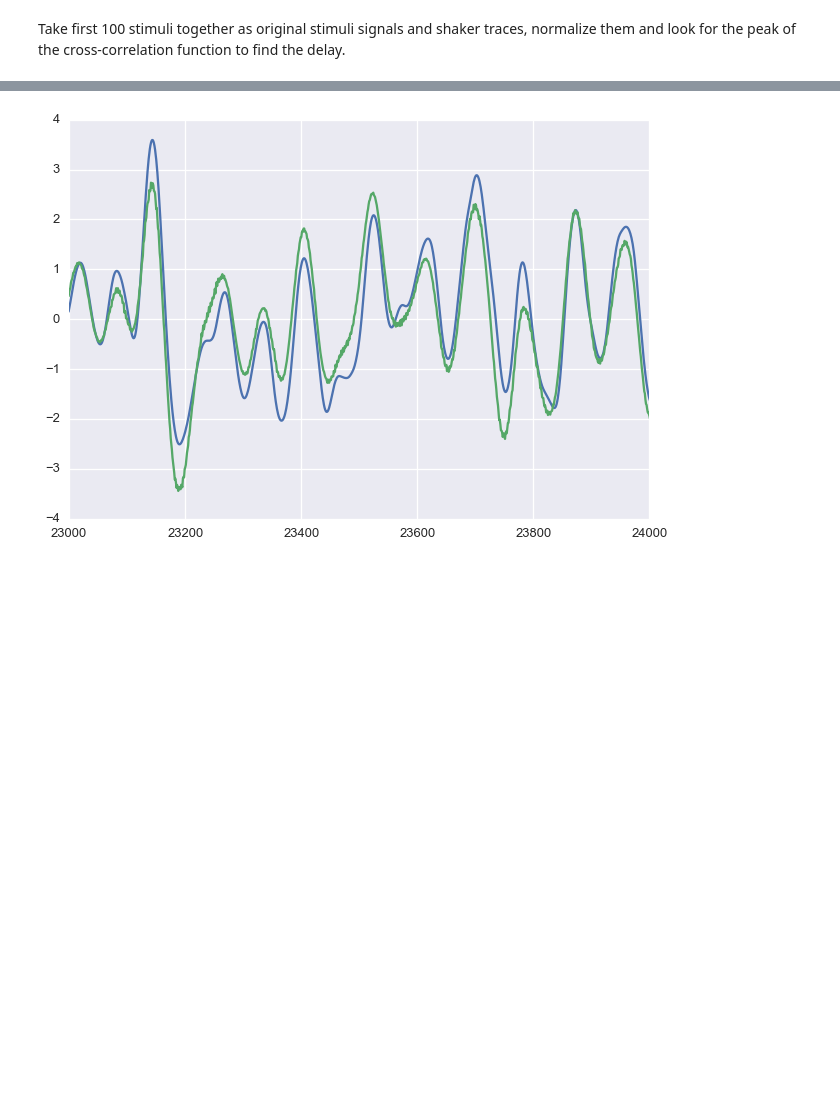
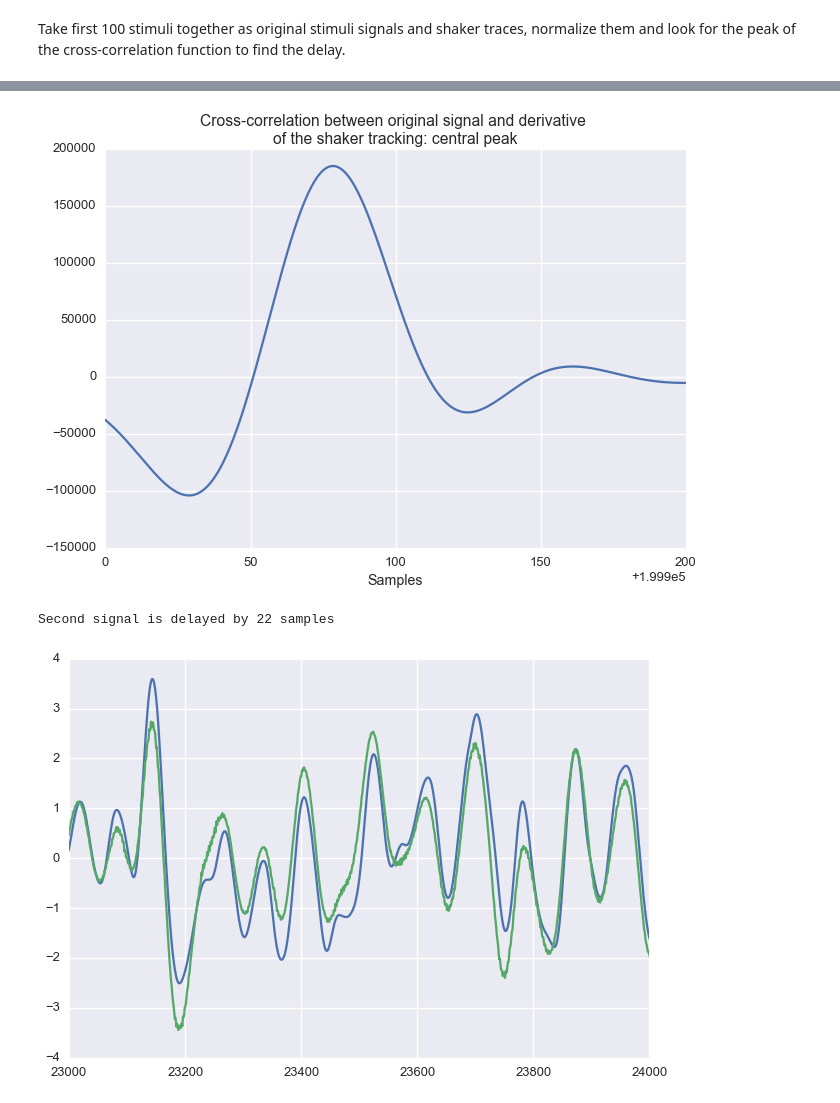
Before and after one commit to antopolskiy/code_showcase, a Jupyter notebook: motor_tracking.ipynb, the cells around one changed output, grey strips where cells are left out. Drawn from its saved outputs; the diff is of its cells as text; code cells hidden in the pictures; blank space fills up the shorter version.

```diff
--- a/motor_tracking.ipynb
+++ b/motor_tracking.ipynb
@@ -181,3 +186,20 @@ Second signal is delayed by 22 samples
+# %%
+# zoom in on the central peak
+plt.figure()
+plt.plot(cross_corr)
+plt.xlim([int(len(cross_corr)/2)-99,int(len(cross_corr)/2)+101])
+plt.title('''Cross-correlation between original signal and derivative
+of the shaker tracking: central peak''')
+plt.xlabel('Samples')
+plt.show()
+# %% [output]
+[figure, added]
+# %%
+# find the delay in samples
+delay_samples = len(signal) - np.argmax(cross_corr)
+print('Second signal is delayed by %s samples' % delay_samples)
+# %% [output]
+Second signal is delayed by 22 samples
 # %%
 def align_signals(early_signal,late_signal,samples_delay):
     """
```
Also changed, not shown: parts of 13 cells of this notebook, 1 other file.
